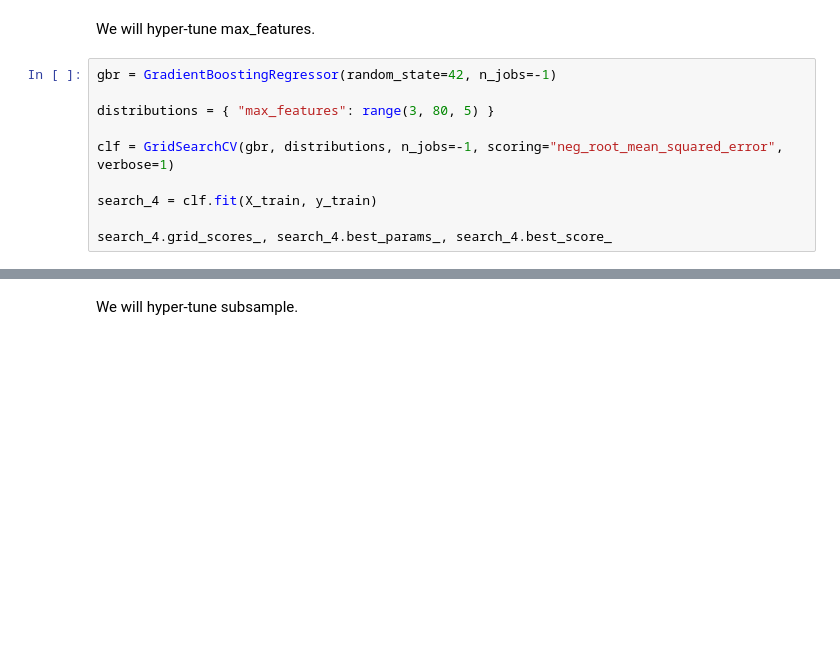
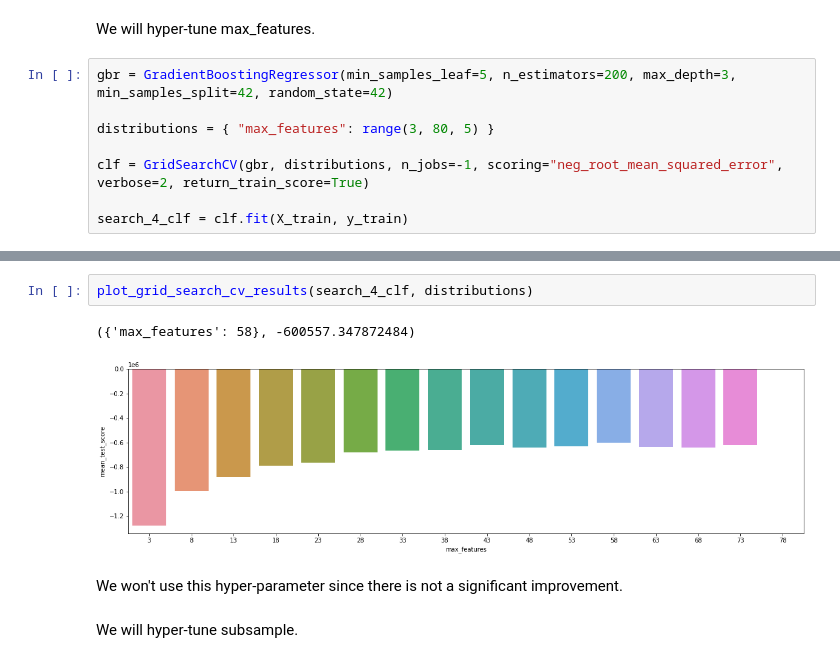
Before and after one commit to timzatko/fifa-19-dataset-machine-learning, a Jupyter notebook: notebooks/13_hyper_parameter_tuning.ipynb, the cells around one changed output, grey strips where cells are left out. Saved outputs shown, nothing was run; the diff lists cells and outputs as text; blank space fills up the shorter version.

```diff
--- a/notebooks/13_hyper_parameter_tuning.ipynb
+++ b/notebooks/13_hyper_parameter_tuning.ipynb
@@ -261,12 +332,10 @@ search_3.grid_scores_, search_3.best_params_, search_3.best_score_
 # %% [markdown]
 We will hyper-tune max_features.
 # %%
-gbr = GradientBoostingRegressor(random_state=42, n_jobs=-1)
+gbr = GradientBoostingRegressor(min_samples_leaf=5, n_estimators=200, max_depth=3, min_samples_split=42, random_state=42)
 
 distributions = { "max_features": range(3, 80, 5) }
 
-clf = GridSearchCV(gbr, distributions, n_jobs=-1, scoring="neg_root_mean_squared_error", verbose=1)
+clf = GridSearchCV(gbr, distributions, n_jobs=-1, scoring="neg_root_mean_squared_error", verbose=2, return_train_score=True)
 
-search_4 = clf.fit(X_train, y_train)
-
-search_4.grid_scores_, search_4.best_params_, search_4.best_score_
+search_4_clf = clf.fit(X_train, y_train)
@@ -273,3 +347,10 @@ search_4.grid_scores_, search_4.best_params_, search_4.best_score_
+# %%
+plot_grid_search_cv_results(search_4_clf, distributions)
+# %% [output]
+({'max_features': 58}, -600557.347872484)
+[figure, added]
+# %% [markdown]
+We won't use this hyper-parameter since there is not a significant improvement.
 # %% [markdown]
 We will hyper-tune subsample.
 # %%
```
Also changed, not shown: parts of 37 cells of this notebook.
